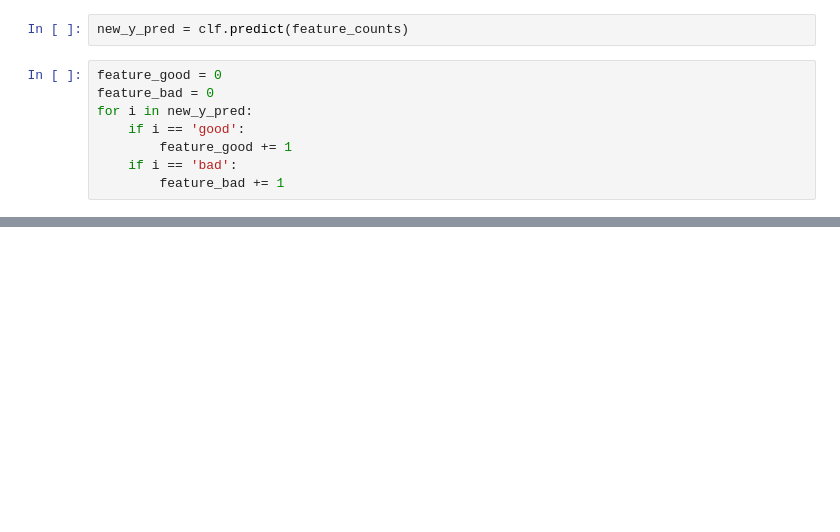
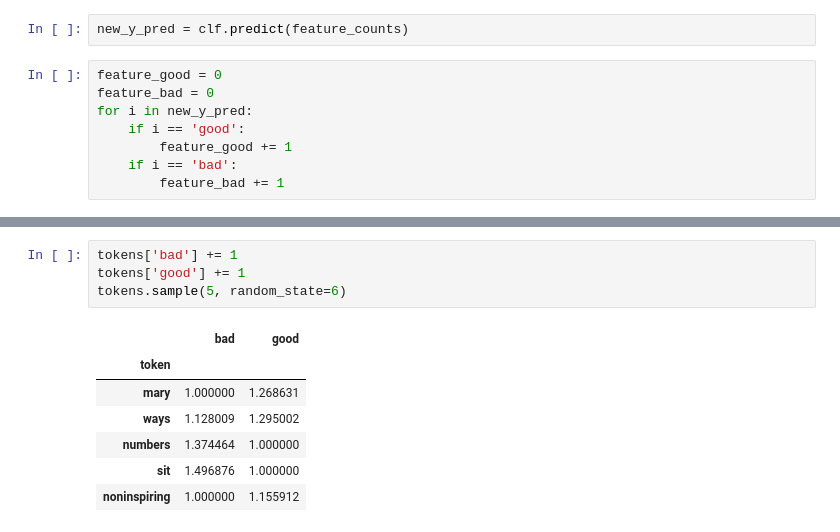
Before and after one commit to TeamAlphaPrimeReviews/reviews-to-improve, a Jupyter notebook: Proper Procedures.ipynb, the cells around one changed output, grey strips where cells are left out. Cells and saved outputs as stored; diff of their text form; blank space fills up the shorter version.

```diff
--- a/Proper Procedures.ipynb
+++ b/Proper Procedures.ipynb
@@ -248,0 +267,12 @@ Bad: 108 Good: 582
+# %%
+tokens['bad'] += 1
+tokens['good'] += 1
+tokens.sample(5, random_state=6)
+# %% [output]
+|  | bad | good |
+| token |  |  |
+| mary | 1.000000 | 1.268631 |
+| ways | 1.128009 | 1.295002 |
+| numbers | 1.374464 | 1.000000 |
+| sit | 1.496876 | 1.000000 |
+| noninspiring | 1.000000 | 1.155912 |
```
Also changed, not shown: parts of 15 cells of this notebook.
